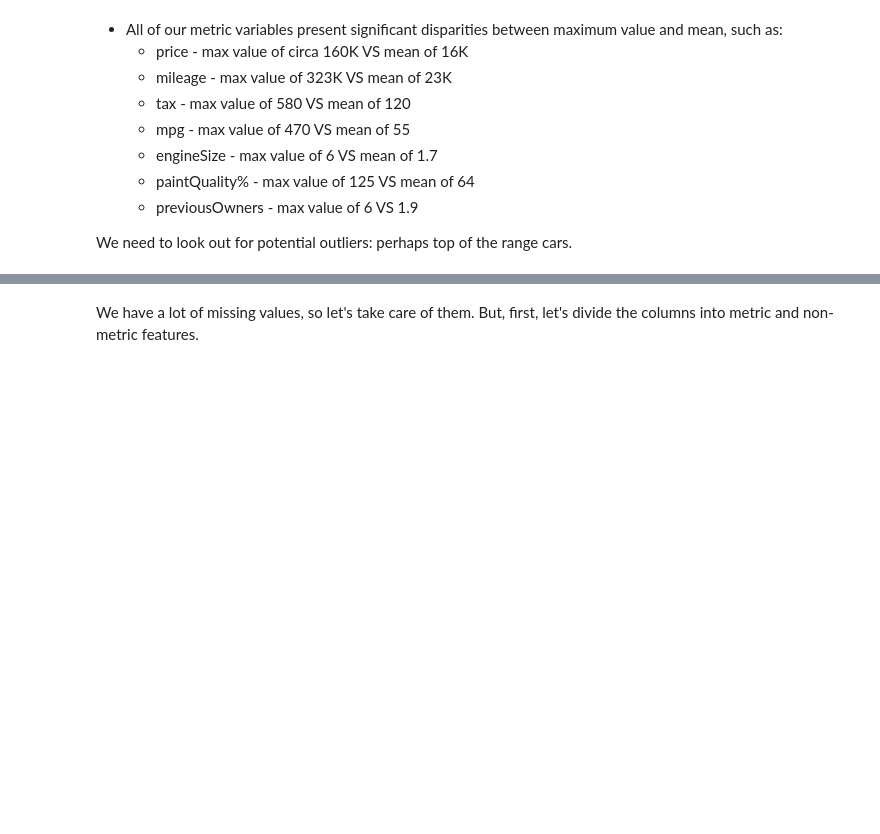
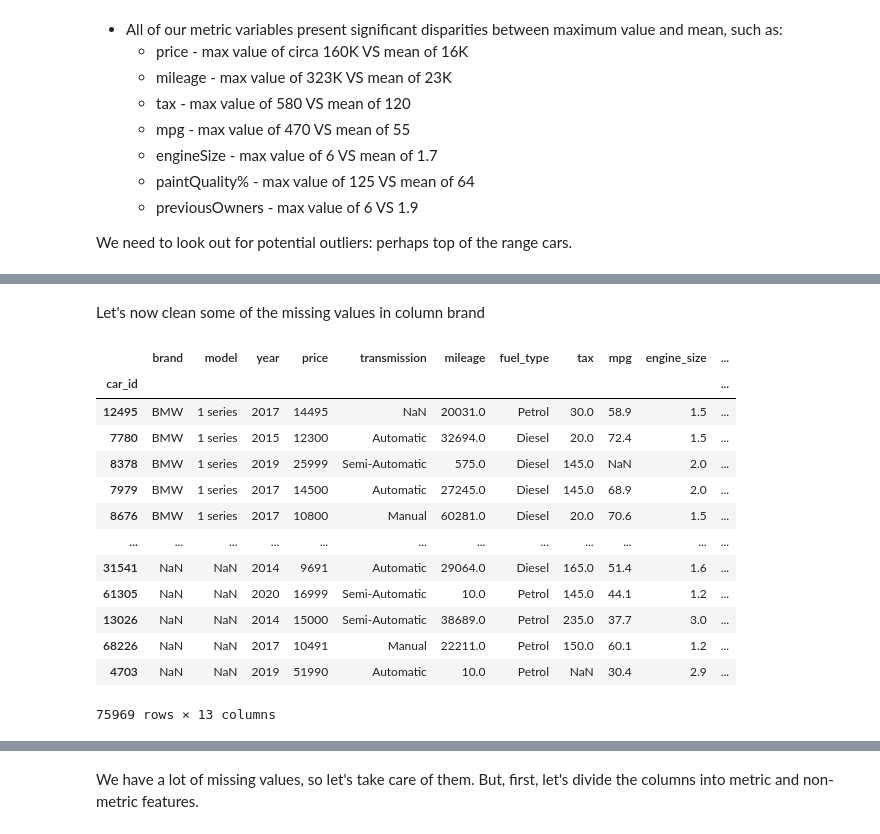
Before and after one commit to TheFriendlyTwin/Group14-Cars4You-Project, a Jupyter notebook: Cars4You.ipynb, the cells around one changed output, grey strips where cells are left out. Drawn from its saved outputs; the diff is of its cells as text; code cells hidden in the pictures; blank space fills up the shorter version.

```diff
--- a/Cars4You.ipynb
+++ b/Cars4You.ipynb
@@ -254,0 +742,22 @@ dtype: int64
+# %%
+# Function to standardize fuel types
+def replace_fuel(fuel):
+    """Replaces various representations of fuel types with standardized names."""
+
+    if pd.isna(fuel):                                                                         # In case of missing value keep as NaN
+        return np.nan
+    else:                                                                                     # Else standardize fuel names
+        fuel = fuel.lower().strip()                                                           # Convert to lowercase for easier matching and remove leading/trailing spaces
+
+        if 'petrol'.__contains__(fuel):
+            fuel = 'Petrol'
+        elif 'diesel'.__contains__(fuel):
+            fuel = 'Diesel'
+        elif 'hybrid'.__contains__(fuel):
+            fuel = 'Hybrid'
+        elif 'electric'.__contains__(fuel):
+            fuel = 'Electric'
+        else:
+            fuel = np.nan
+
+    return fuel
@@ -254,0 +787,4 @@ dtype: int64
+# %%
+# Apply the function to standardize fuel type in the 'fuel type' column
+train_data['fuel_type'] = train_data['fuel_type'].apply(replace_fuel)
+train_data['fuel_type'].unique()
@@ -254,0 +795,3 @@ dtype: int64
+# %%
+# Convert column 'year' into string
+train_data['year'] = train_data['year'].fillna(0).astype(int).astype(str).replace('0', np.nan)
@@ -254,0 +800,3 @@ dtype: int64
+# %%
+# Convert column 'previous_owners' into int and replace nan with 0
+train_data['previous_owners'] = abs(train_data['previous_owners'])
@@ -254,0 +830,21 @@ dtype: int64
+# %% [markdown]
+Let's now clean some of the missing values in column brand
+# %%
+# Sort the dataframe by model and brand to easily identify similar entries
+train_data.sort_values(by=['model', 'brand'], ascending=[True, True], inplace=True)
+train_data
+# %% [output]
+|  | brand | model | year | price | transmission | mileage | fuel_type | tax | mpg | engine_size | ... |
+| car_id |  |  |  |  |  |  |  |  |  |  | ... |
+| 12495 | BMW | 1 series | 2017 | 14495 | NaN | 20031.0 | Petrol | 30.0 | 58.9 | 1.5 | ... |
+| 7780 | BMW | 1 series | 2015 | 12300 | Automatic | 32694.0 | Diesel | 20.0 | 72.4 | 1.5 | ... |
+| 8378 | BMW | 1 series | 2019 | 25999 | Semi-Automatic | 575.0 | Diesel | 145.0 | NaN | 2.0 | ... |
+| 7979 | BMW | 1 series | 2017 | 14500 | Automatic | 27245.0 | Diesel | 145.0 | 68.9 | 2.0 | ... |
+| 8676 | BMW | 1 series | 2017 | 10800 | Manual | 60281.0 | Diesel | 20.0 | 70.6 | 1.5 | ... |
+| ... | ... | ... | ... | ... | ... | ... | ... | ... | ... | ... | ... |
+| 31541 | NaN | NaN | 2014 | 9691 | Automatic | 29064.0 | Diesel | 165.0 | 51.4 | 1.6 | ... |
+| 61305 | NaN | NaN | 2020 | 16999 | Semi-Automatic | 10.0 | Petrol | 145.0 | 44.1 | 1.2 | ... |
+| 13026 | NaN | NaN | 2014 | 15000 | Semi-Automatic | 38689.0 | Petrol | 235.0 | 37.7 | 3.0 | ... |
+| 68226 | NaN | NaN | 2017 | 10491 | Manual | 22211.0 | Petrol | 150.0 | 60.1 | 1.2 | ... |
+| 4703 | NaN | NaN | 2019 | 51990 | Automatic | 10.0 | Petrol | NaN | 30.4 | 2.9 | ... |
+75969 rows × 13 columns
```
Also changed, not shown: parts of 55 cells of this notebook.
